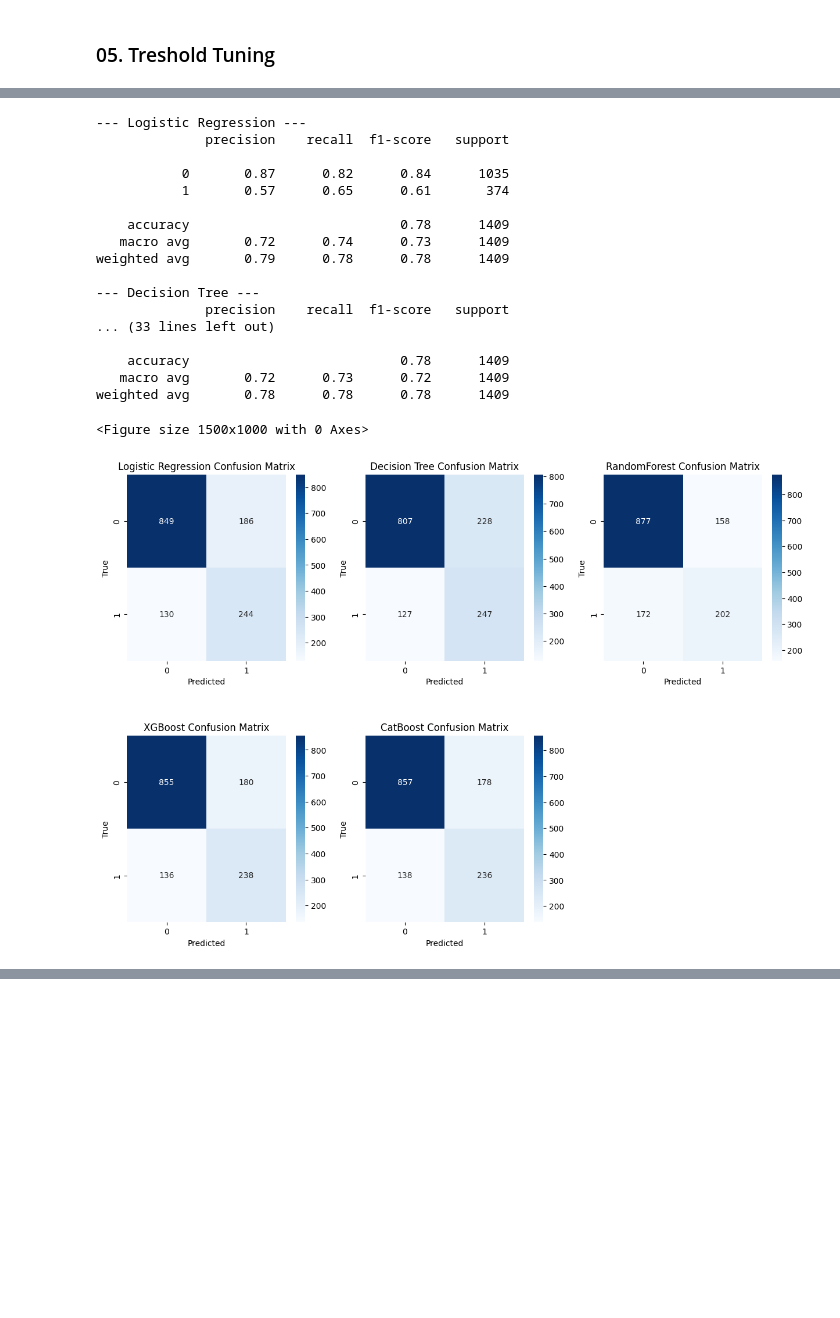
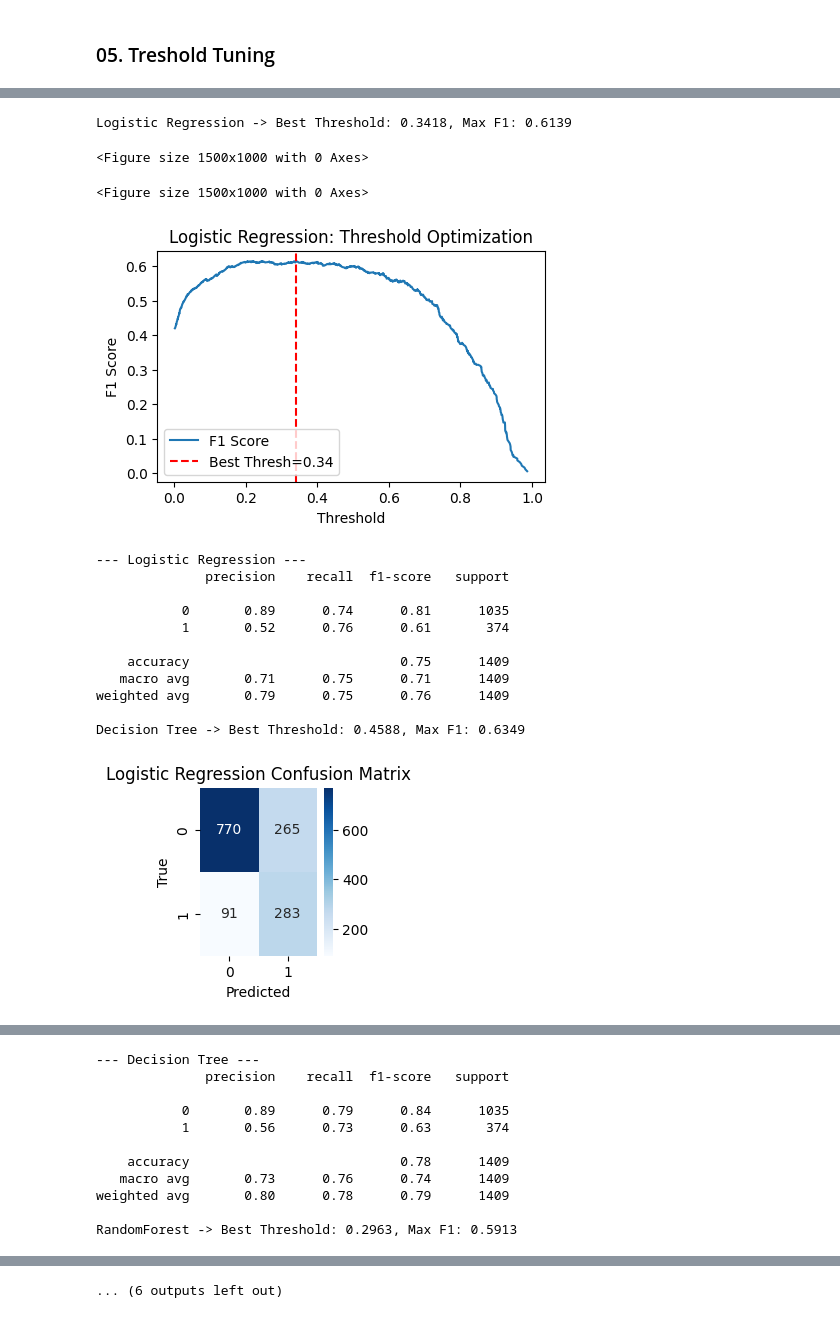
Before and after one commit to p-sahas/advanced-telco-customer-churn, a Jupyter notebook: Notebooks/03_model_deploment.ipynb, the cells around one changed output, grey strips where cells are left out. Drawn from its saved outputs; the diff is of its cells as text; code cells hidden in the pictures; blank space fills up the shorter version.

Commit message:
threshold optimization

```diff
--- a/Notebooks/03_model_deploment.ipynb
+++ b/Notebooks/03_model_deploment.ipynb
@@ -341,49 +343,48 @@ roc_data = {}
 
 for i, (name, model) in enumerate(best_models.items()):
     # Predictions
-    y_pred = model.predict(X_test)
+    # y_pred = model.predict(X_test)
+    best_thresh = find_optimal_threshold(y_test, y_proba, name)
+    y_pred = (y_proba >= best_thresh).astype(int)
     try:
         y_proba = model.predict_proba(X_test)[:, 1]
     except AttributeError:
         y_proba = model.decision_function(X_test)
         # Min-max scale to 0-1 for plotting simple ROC curve approximation or just leave as is for ranking
         y_proba = (y_proba - y_proba.min()) / (y_proba.max() - y_proba.min())
 
     # Confusion Matrix
     cm = confusion_matrix(y_test, y_pred)
 
     ax = plt.subplot(2, 3, i+1)
     sns.heatmap(cm, annot=True, fmt='d', cmap='Blues', ax=ax)
     ax.set_title(f'{name} Confusion Matrix')
     ax.set_ylabel('True')
     ax.set_xlabel('Predicted')
 
     # Store ROC data
     fpr, tpr, _ = roc_curve(y_test, y_proba)
     roc_data[name] = (fpr, tpr, auc(fpr, tpr))
 
     # Print Report
     print(f"--- {name} ---")
     print(classification_report(y_test, y_pred))
 
 plt.show()
 # %% [output]
---- Logistic Regression ---
-              precision    recall  f1-score   support
-
-           0       0.87      0.82      0.84      1035
-           1       0.57      0.65      0.61       374
-
-    accuracy                           0.78      1409
-   macro avg       0.72      0.74      0.73      1409
-weighted avg       0.79      0.78      0.78      1409
-
---- Decision Tree ---
-              precision    recall  f1-score   support
-... (33 lines left out)
-
-    accuracy                           0.78      1409
-   macro avg       0.72      0.73      0.72      1409
-weighted avg       0.78      0.78      0.78      1409
+Logistic Regression -> Best Threshold: 0.3418, Max F1: 0.6139
 <Figure size 1500x1000 with 0 Axes>
+<Figure size 1500x1000 with 0 Axes>
-[figure, old version]
+[figure, new version]
+--- Logistic Regression ---
+              precision    recall  f1-score   support
+
+           0       0.89      0.74      0.81      1035
+           1       0.52      0.76      0.61       374
+
+    accuracy                           0.75      1409
+   macro avg       0.71      0.75      0.71      1409
+weighted avg       0.79      0.75      0.76      1409
+
+Decision Tree -> Best Threshold: 0.4588, Max F1: 0.6349
+[figure, added]
@@ -389,0 +392,11 @@ weighted avg       0.78      0.78      0.78      1409
+--- Decision Tree ---
+              precision    recall  f1-score   support
+
+           0       0.89      0.79      0.84      1035
+           1       0.56      0.73      0.63       374
+
+    accuracy                           0.78      1409
+   macro avg       0.73      0.76      0.74      1409
+weighted avg       0.80      0.78      0.79      1409
+
+RandomForest -> Best Threshold: 0.2963, Max F1: 0.5913
@@ -390,3 +417,4 @@ weighted avg       0.78      0.78      0.78      1409
+... (6 outputs left out)
 # %%
 for i, (name, model) in enumerate(best_models.items()):
     # Predictions
```
Also changed, not shown: parts of 6 cells of this notebook, 3 other files.
